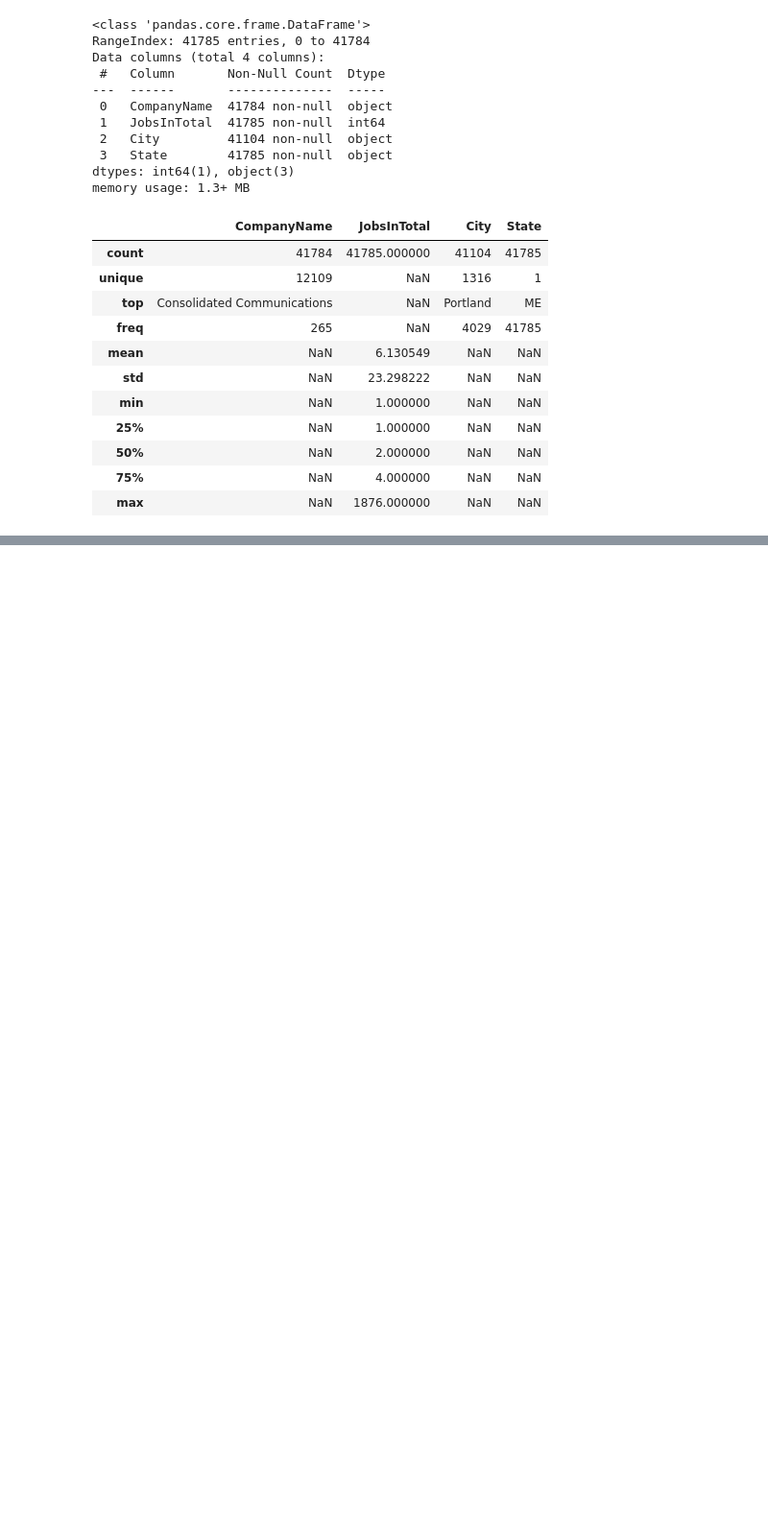
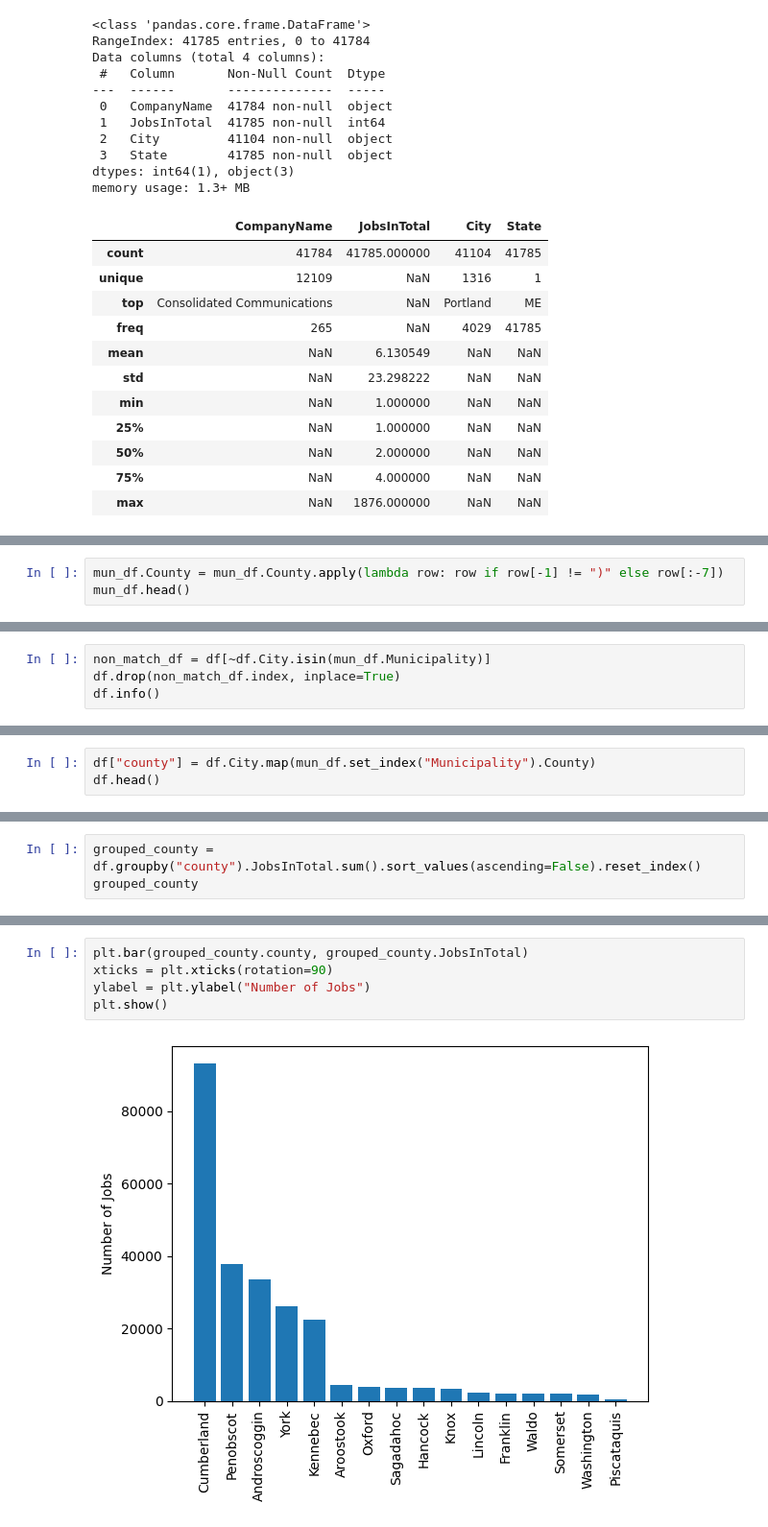
Before and after one commit to Jeisensei/Projects_folder, a Jupyter notebook: Maine_jobs/Maine_jobs.ipynb, the cells around one changed output, grey strips where cells are left out. Shown at 96% size. Cells and saved outputs as stored; diff of their text form; blank space fills up the shorter version.

```diff
--- a/Maine_jobs/Maine_jobs.ipynb
+++ b/Maine_jobs/Maine_jobs.ipynb
@@ -57,0 +156,3 @@ df
+# %%
+mun_df.County = mun_df.County.apply(lambda row: row if row[-1] != ")" else row[:-7])
+mun_df.head()
@@ -57,0 +168,4 @@ df
+# %%
+non_match_df = df[~df.City.isin(mun_df.Municipality)]
+df.drop(non_match_df.index, inplace=True)
+df.info()
@@ -57,0 +184,3 @@ df
+# %%
+df["county"] = df.City.map(mun_df.set_index("Municipality").County)
+df.head()
@@ -57,0 +196,3 @@ df
+# %%
+grouped_county = df.groupby("county").JobsInTotal.sum().sort_values(ascending=False).reset_index()
+grouped_county
@@ -57,0 +217,7 @@ df
+# %%
+plt.bar(grouped_county.county, grouped_county.JobsInTotal)
+xticks = plt.xticks(rotation=90)
+ylabel = plt.ylabel("Number of Jobs")
+plt.show()
+# %% [output]
+[figure, added]
```
Also changed, not shown: parts of 24 cells of this notebook.
